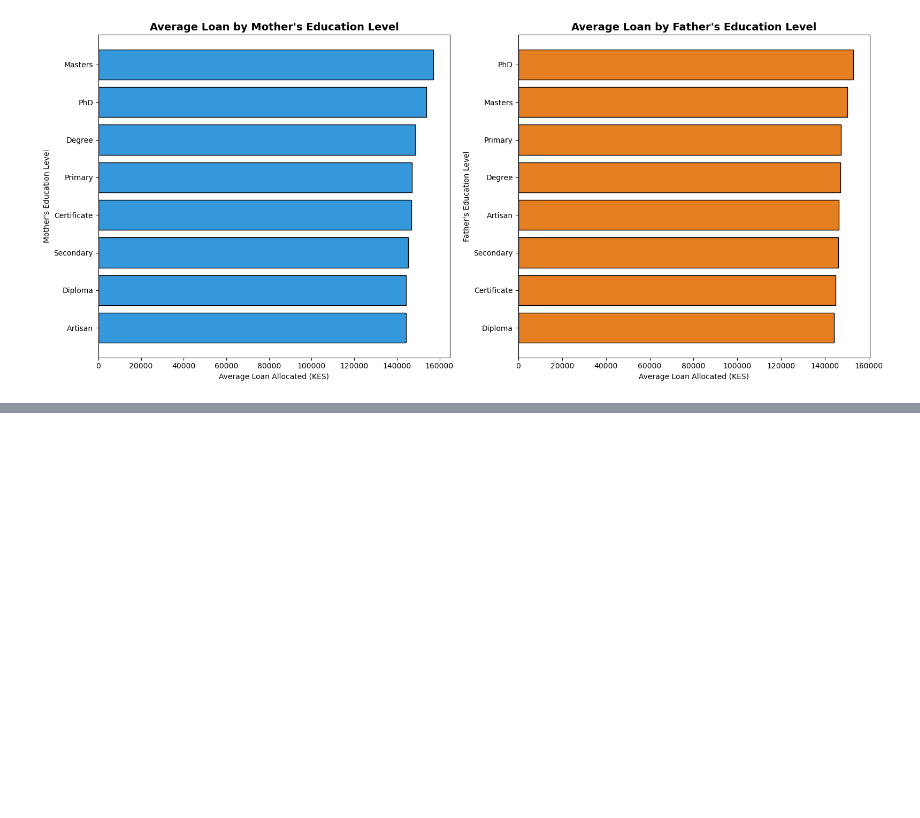
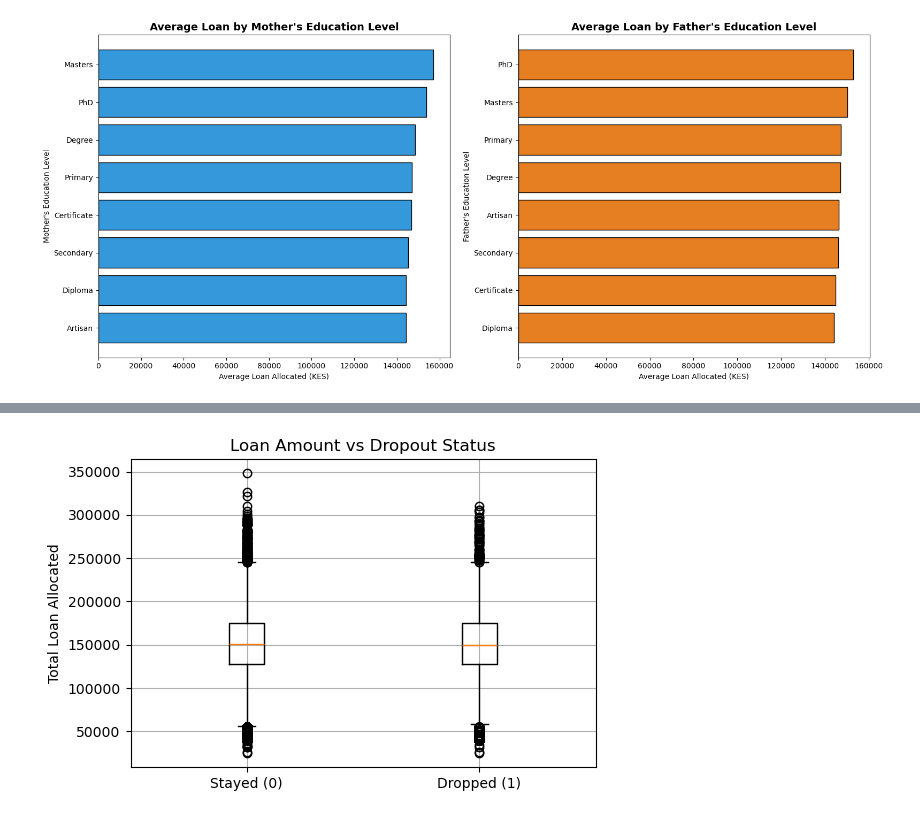
Before and after one commit to geoffreykemboi/Student_dropout_prediction_project, a Jupyter notebook: index.ipynb, the cells around one changed output, grey strips where cells are left out. Drawn from its saved outputs; the diff is of its cells as text; code cells hidden in the pictures; blank space fills up the shorter version.

```diff
--- a/index.ipynb
+++ b/index.ipynb
@@ -785,0 +826,23 @@ plt.show()
+# %%
+# Clean column names
+School_df.columns = School_df.columns.str.strip()
+
+# Split groups
+dropped = School_df[School_df['Drop_out'] == 1]['TotalLoanAllocated']
+stayed = School_df[School_df['Drop_out'] == 0]['TotalLoanAllocated']
+
+# Remove missing values (important)
+dropped = dropped.dropna()
+stayed = stayed.dropna()
+
+# Perform t-test
+t_stat, p_value = ttest_ind(dropped, stayed, equal_var=False)
+
+print("T-statistic:", t_stat)
+print("P-value:", p_value)
+
+# Decision
+if p_value < 0.05:
+    print("Reject H0: Loan amount differs significantly between dropouts and non-dropouts.")
+else:
+    print("Fail to reject H0: No significant difference in loan amounts.")
@@ -785,0 +859,11 @@ plt.show()
+# %%
+data = [stayed, dropped]
+
+plt.figure(figsize=(6,4))
+plt.boxplot(data, labels=['Stayed (0)', 'Dropped (1)'])
+plt.title('Loan Amount vs Dropout Status')
+plt.ylabel('Total Loan Allocated')
+plt.grid(True)
+plt.show()
+# %% [output]
+[figure, added]
```
Also changed, not shown: parts of 18 cells of this notebook.
